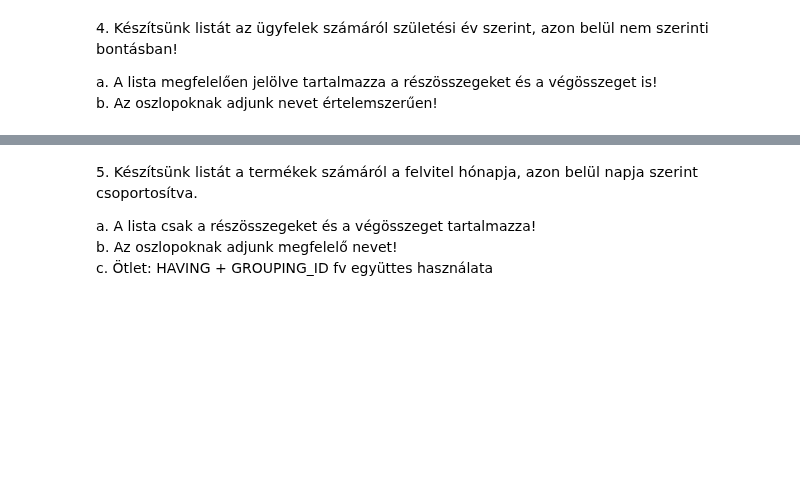
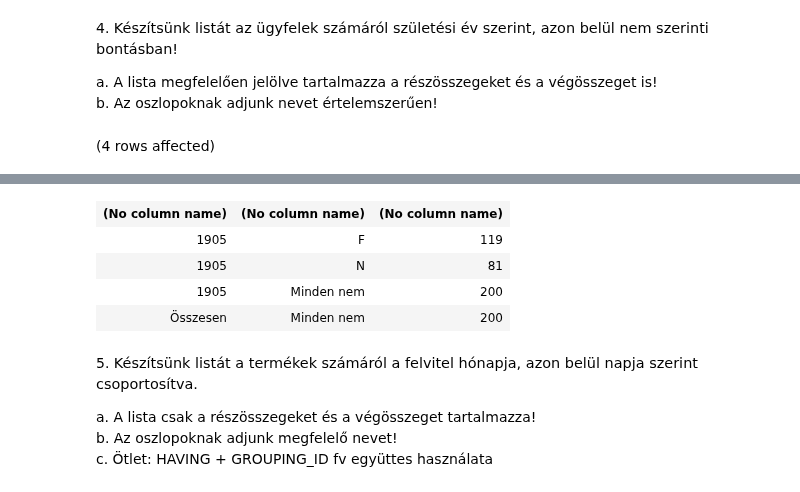
Before and after one commit to barnabasbaranyistud/SQLgyak03, a Jupyter notebook: gyakorlat04_feladatok.ipynb, the cells around one changed output, grey strips where cells are left out. Cells and saved outputs as stored; diff of their text form; code cells hidden in the pictures; blank space fills up the shorter version.

```diff
--- a/gyakorlat04_feladatok.ipynb
+++ b/gyakorlat04_feladatok.ipynb
@@ -107,3 +107,20 @@ Total execution time: 00:00:00.007
 
 a. A lista megfelelően jelölve tartalmazza a részösszegeket és a végösszeget is!
 b. Az oszlopoknak adjunk nevet értelemszerűen!
+# %%
+SELECT (
+CASE GROUPING(YEAR(SZULEV))
+WHEN 0 THEN CAST(YEAR(SZULEV)
+AS nvarchar(4))
+WHEN 1 THEN 'Összesen' END
+),
+(
+CASE GROUPING(NEM)
+WHEN 0 THEN CAST(NEM
+AS nvarchar(4))
+WHEN 1 THEN 'Minden nem' END
+), COUNT(*)
+FROM Ugyfel
+GROUP BY ROLLUP(YEAR(SZULEV), NEM)
+# %% [output]
+(4 rows affected)
@@ -110,3 +128,8 @@ b. Az oszlopoknak adjunk nevet értelemszerűen!
+| (No column name) | (No column name) | (No column name) |
+| 1905 | F | 119 |
+| 1905 | N | 81 |
+| 1905 | Minden nem | 200 |
+| Összesen | Minden nem | 200 |
 # %% [markdown]
 5. <span style="background-color: rgb(255, 255, 255); color: rgb(0, 0, 0); font-family: &quot;Open Sans&quot;, sans-serif; font-size: 14.44px;">Készítsünk listát a termékek számáról a felvitel hónapja, azon belül napja szerint csoportosítva.&nbsp;</span>
 
```
Also changed, not shown: parts of 1 cell of this notebook.
